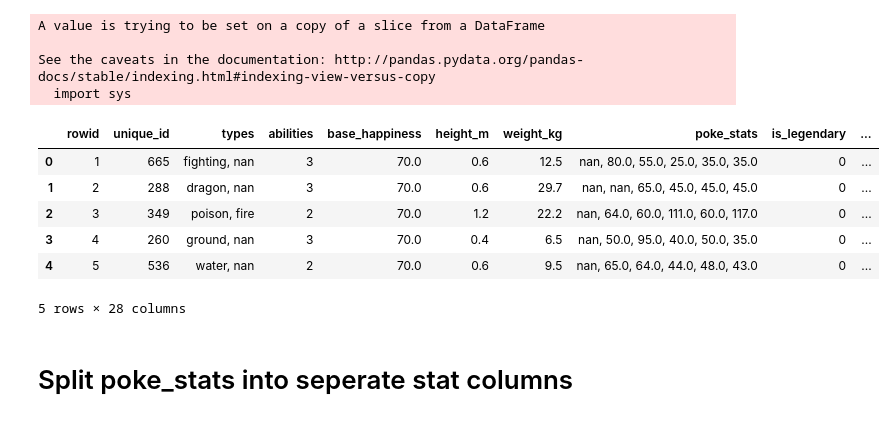
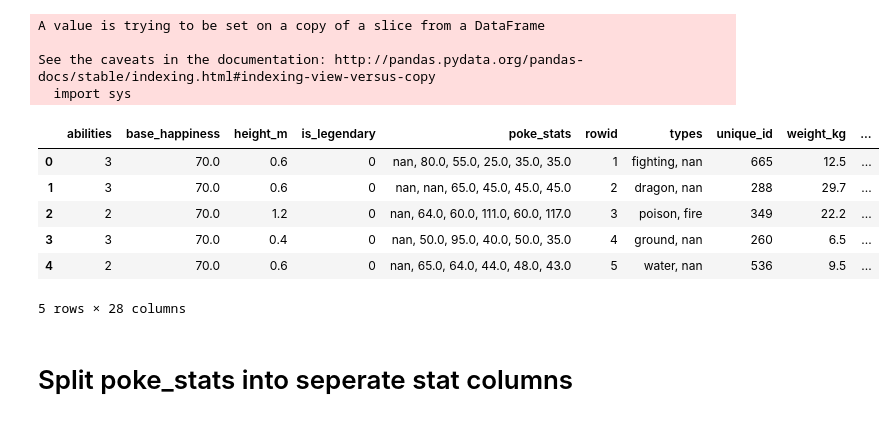
Before and after one commit to csun-data-science-bootcamp-19/Feature-Engineering-8, a Jupyter notebook: FinalP.ipynb, the cells around one changed output. Cells and saved outputs as stored; diff of their text form; code cells hidden in the pictures.

```diff
--- a/FinalP.ipynb
+++ b/FinalP.ipynb
@@ -57,0 +68,2 @@ train.to_csv('Pokemon_train.csv', index=False)
+# %%
+cleaner = pd.concat([train.copy(), test.copy()], ignore_index=True)
@@ -76,7 +96,7 @@ train.head(10)
 # %%
 unq = set()
 main = []
-for row in train['types']:
+for row in cleaner['types']:
     temp = row.split(', ')
     main.append(temp)
     for typ in temp:
@@ -84,5 +104,5 @@ for row in train['types']:
 print(unq)
 
 for typ in unq:
-    train[typ] = 0
+    cleaner[typ] = 0
 # %% [output]
@@ -93,10 +115,10 @@ for typ in unq:
 # %%
 for typ in unq:
     i = 0
-    for var in train[typ]:
+    for var in cleaner[typ]:
         first,second = main[i][0],main[i][1]
         if (first == typ) or (second == typ):
-            train[typ][i] = 1
+            cleaner[typ][i] = 1
         i += 1
 # %% [output]
 A value is trying to be set on a copy of a slice from a DataFrame
@@ -116,12 +138,12 @@ train.head()
 import re
 # %%
 i = 0
-for val in train['abilities']:
+for val in cleaner['abilities']:
     t = val
     t = re.sub('[\'\[\]]', '', t)
     t = t.split(', ')
     abSum = len(t)
-    train['abilities'][i] = abSum
+    cleaner['abilities'][i] = abSum
     i += 1
 # %% [output]
 A value is trying to be set on a copy of a slice from a DataFrame
@@ -129,14 +151,14 @@ A value is trying to be set on a copy of a slice from a DataFrame
 See the caveats in the documentation: http://pandas.pydata.org/pandas-docs/stable/indexing.html#indexing-view-versus-copy
   import sys
 # %%
-train.head()
+cleaner.head()
 # %% [output]
-|  | rowid | unique_id | types | abilities | base_happiness | height_m | weight_kg | poke_stats | is_legendary | ... |
-| 0 | 1 | 665 | fighting, nan | 3 | 70.0 | 0.6 | 12.5 | nan, 80.0, 55.0, 25.0, 35.0, 35.0 | 0 | ... |
-| 1 | 2 | 288 | dragon, nan | 3 | 70.0 | 0.6 | 29.7 | nan, nan, 65.0, 45.0, 45.0, 45.0 | 0 | ... |
-| 2 | 3 | 349 | poison, fire | 2 | 70.0 | 1.2 | 22.2 | nan, 64.0, 60.0, 111.0, 60.0, 117.0 | 0 | ... |
-| 3 | 4 | 260 | ground, nan | 3 | 70.0 | 0.4 | 6.5 | nan, 50.0, 95.0, 40.0, 50.0, 35.0 | 0 | ... |
-| 4 | 5 | 536 | water, nan | 2 | 70.0 | 0.6 | 9.5 | nan, 65.0, 64.0, 44.0, 48.0, 43.0 | 0 | ... |
+|  | abilities | base_happiness | height_m | is_legendary | poke_stats | rowid | types | unique_id | weight_kg | ... |
+| 0 | 3 | 70.0 | 0.6 | 0 | nan, 80.0, 55.0, 25.0, 35.0, 35.0 | 1 | fighting, nan | 665 | 12.5 | ... |
+| 1 | 3 | 70.0 | 0.6 | 0 | nan, nan, 65.0, 45.0, 45.0, 45.0 | 2 | dragon, nan | 288 | 29.7 | ... |
+| 2 | 2 | 70.0 | 1.2 | 0 | nan, 64.0, 60.0, 111.0, 60.0, 117.0 | 3 | poison, fire | 349 | 22.2 | ... |
+| 3 | 3 | 70.0 | 0.4 | 0 | nan, 50.0, 95.0, 40.0, 50.0, 35.0 | 4 | ground, nan | 260 | 6.5 | ... |
+| 4 | 2 | 70.0 | 0.6 | 0 | nan, 65.0, 64.0, 44.0, 48.0, 43.0 | 5 | water, nan | 536 | 9.5 | ... |
 5 rows × 28 columns
 # %% [markdown]
 # Split poke_stats into seperate stat columns
```
Also changed, not shown: parts of 25 cells of this notebook.
